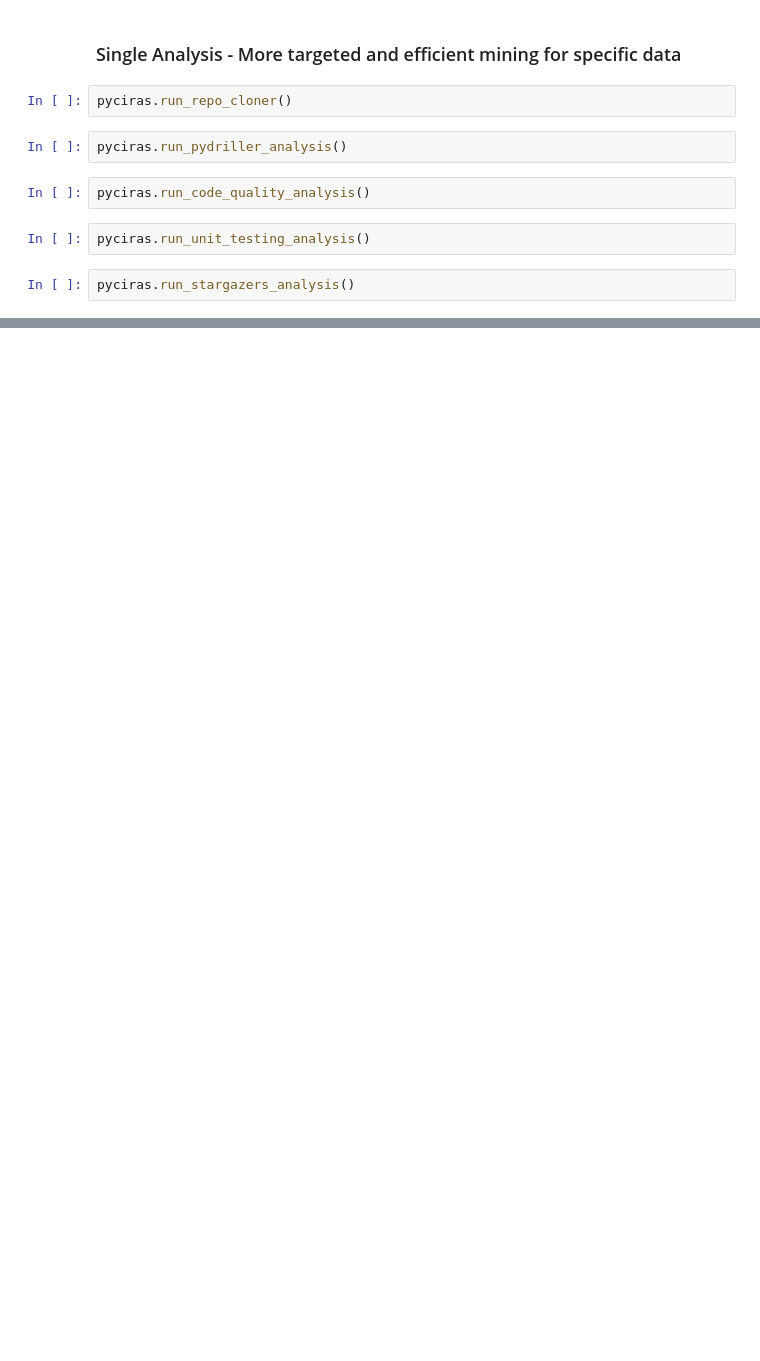
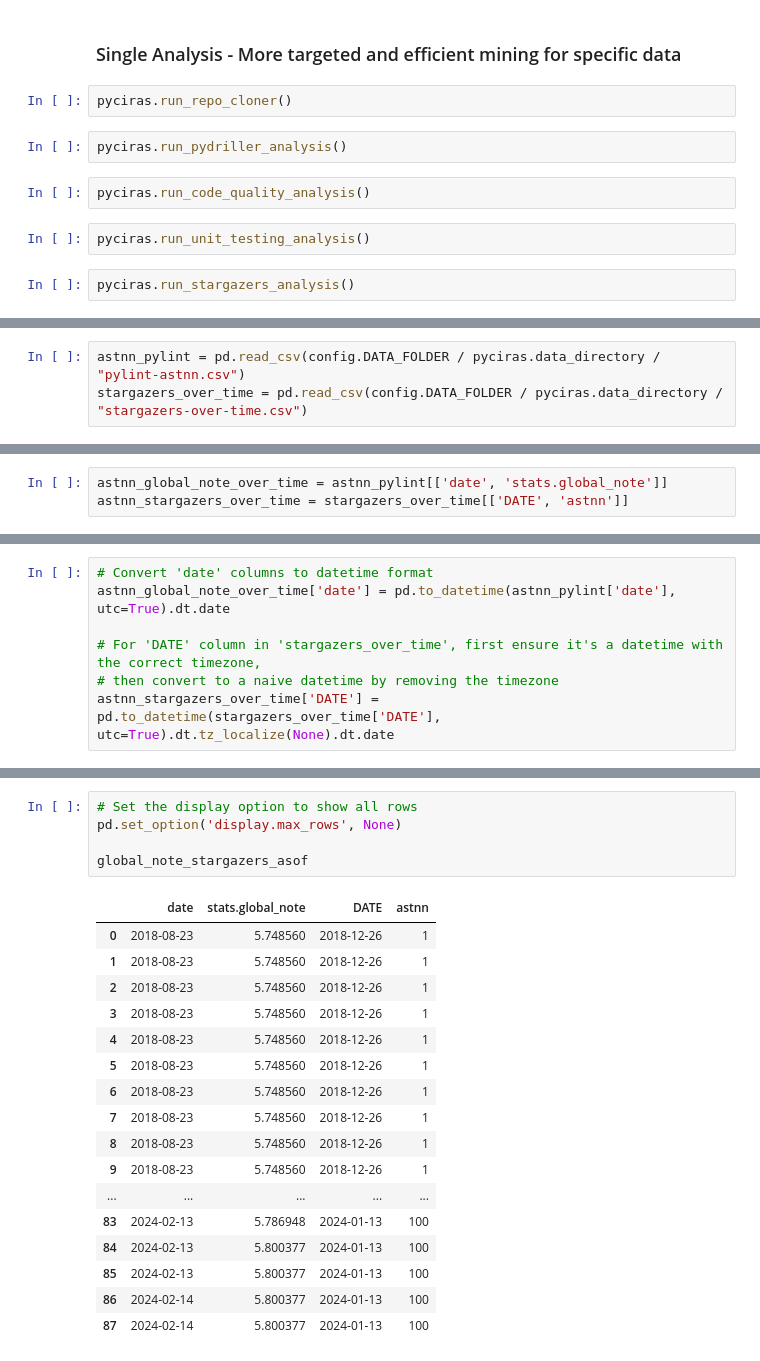
Before and after one commit to Majistaten/PyCIRAS, a Jupyter notebook: notebooks/DEMO.ipynb, the cells around one changed output, grey strips where cells are left out. Saved outputs shown, nothing was run; the diff lists cells and outputs as text; blank space fills up the shorter version.

```diff
--- a/notebooks/DEMO.ipynb
+++ b/notebooks/DEMO.ipynb
@@ -59,0 +113,3 @@ pyciras.run_stargazers_analysis()
+# %%
+astnn_pylint = pd.read_csv(config.DATA_FOLDER / pyciras.data_directory / "pylint-astnn.csv")
+stargazers_over_time = pd.read_csv(config.DATA_FOLDER / pyciras.data_directory / "stargazers-over-time.csv")
@@ -59,0 +148,3 @@ pyciras.run_stargazers_analysis()
+# %%
+astnn_global_note_over_time = astnn_pylint[['date', 'stats.global_note']]
+astnn_stargazers_over_time = stargazers_over_time[['DATE', 'astnn']]
@@ -59,0 +187,7 @@ pyciras.run_stargazers_analysis()
+# %%
+# Convert 'date' columns to datetime format
+astnn_global_note_over_time['date'] = pd.to_datetime(astnn_pylint['date'], utc=True).dt.date
+
+# For 'DATE' column in 'stargazers_over_time', first ensure it's a datetime with the correct timezone,
+# then convert to a naive datetime by removing the timezone
+astnn_stargazers_over_time['DATE'] = pd.to_datetime(stargazers_over_time['DATE'], utc=True).dt.tz_localize(None).dt.date
@@ -59,0 +258,23 @@ pyciras.run_stargazers_analysis()
+# %%
+# Set the display option to show all rows
+pd.set_option('display.max_rows', None)
+
+global_note_stargazers_asof
+# %% [output]
+|  | date | stats.global_note | DATE | astnn |
+| 0 | 2018-08-23 | 5.748560 | 2018-12-26 | 1 |
+| 1 | 2018-08-23 | 5.748560 | 2018-12-26 | 1 |
+| 2 | 2018-08-23 | 5.748560 | 2018-12-26 | 1 |
+| 3 | 2018-08-23 | 5.748560 | 2018-12-26 | 1 |
+| 4 | 2018-08-23 | 5.748560 | 2018-12-26 | 1 |
+| 5 | 2018-08-23 | 5.748560 | 2018-12-26 | 1 |
+| 6 | 2018-08-23 | 5.748560 | 2018-12-26 | 1 |
+| 7 | 2018-08-23 | 5.748560 | 2018-12-26 | 1 |
+| 8 | 2018-08-23 | 5.748560 | 2018-12-26 | 1 |
+| 9 | 2018-08-23 | 5.748560 | 2018-12-26 | 1 |
+| ... | ... | ... | ... | ... |
+| 83 | 2024-02-13 | 5.786948 | 2024-01-13 | 100 |
+| 84 | 2024-02-13 | 5.800377 | 2024-01-13 | 100 |
+| 85 | 2024-02-13 | 5.800377 | 2024-01-13 | 100 |
+| 86 | 2024-02-14 | 5.800377 | 2024-01-13 | 100 |
+| 87 | 2024-02-14 | 5.800377 | 2024-01-13 | 100 |
```
Also changed, not shown: parts of 21 cells of this notebook, 7 other files.
